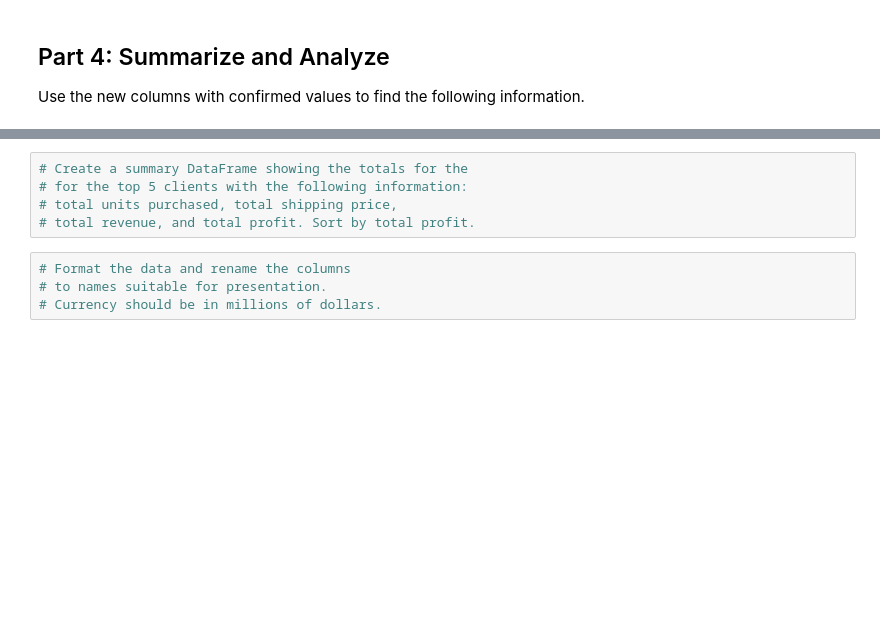
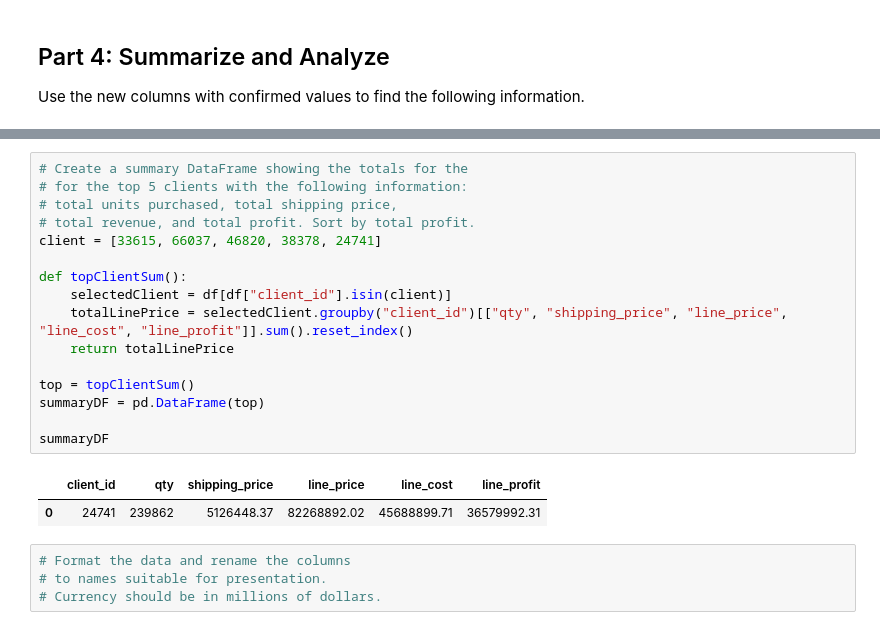
Before and after one commit to LardexTheLarge/pandas-challenge-1, a Jupyter notebook: module_4_challenge.ipynb, the cells around one changed output, grey strips where cells are left out. Saved outputs shown, nothing was run; the diff lists cells and outputs as text; blank space fills up the shorter version.

```diff
--- a/module_4_challenge.ipynb
+++ b/module_4_challenge.ipynb
@@ -238,8 +256,22 @@ Use the new columns with confirmed values to find the following information.
 # %%
 # Create a summary DataFrame showing the totals for the
 # for the top 5 clients with the following information:
 # total units purchased, total shipping price,
 # total revenue, and total profit. Sort by total profit.
+client = [33615, 66037, 46820, 38378, 24741]
+
+def topClientSum():
+    selectedClient = df[df["client_id"].isin(client)]
+    totalLinePrice = selectedClient.groupby("client_id")[["qty", "shipping_price", "line_price", "line_cost", "line_profit"]].sum().reset_index()
+    return totalLinePrice
+
+top = topClientSum()
+summaryDF = pd.DataFrame(top)
+
+summaryDF
+# %% [output]
+|  | client_id | qty | shipping_price | line_price | line_cost | line_profit |
+| 0 | 24741 | 239862 | 5126448.37 | 82268892.02 | 45688899.71 | 36579992.31 |
 # %%
 # Format the data and rename the columns
 # to names suitable for presentation.
```
Also changed, not shown: parts of 3 cells of this notebook.
